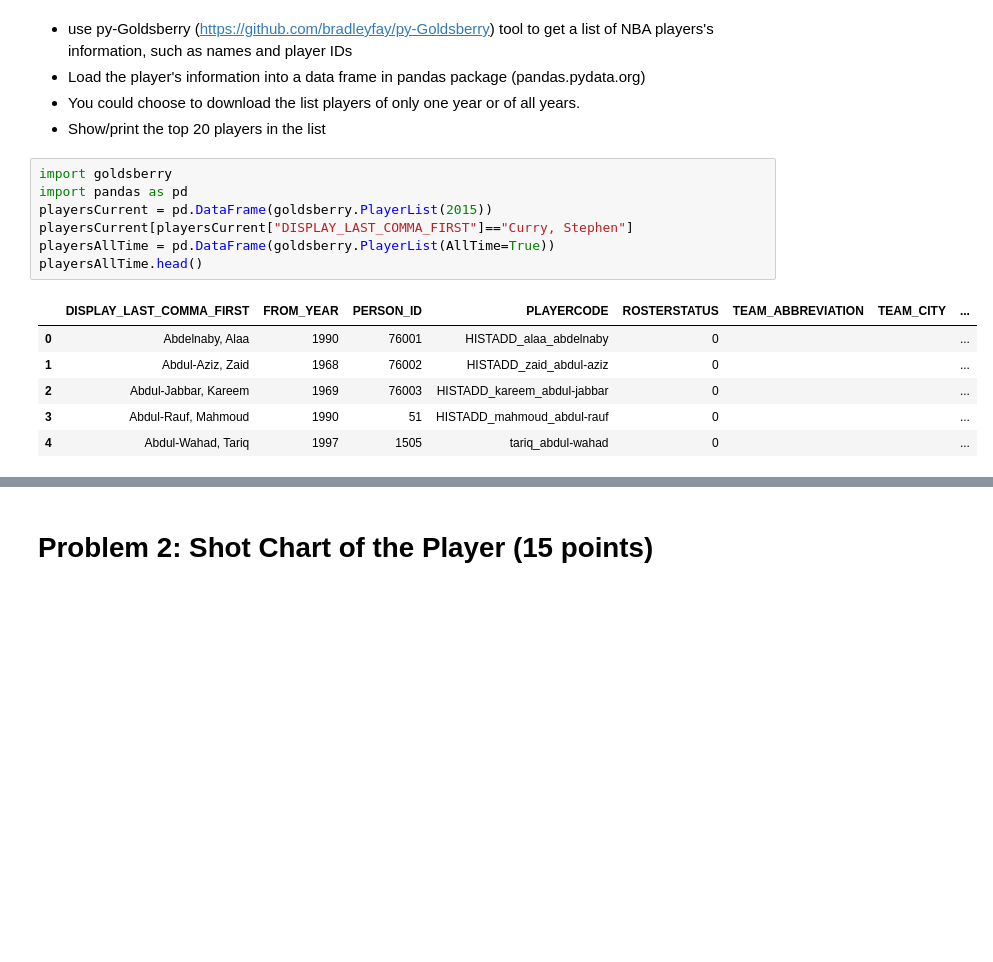
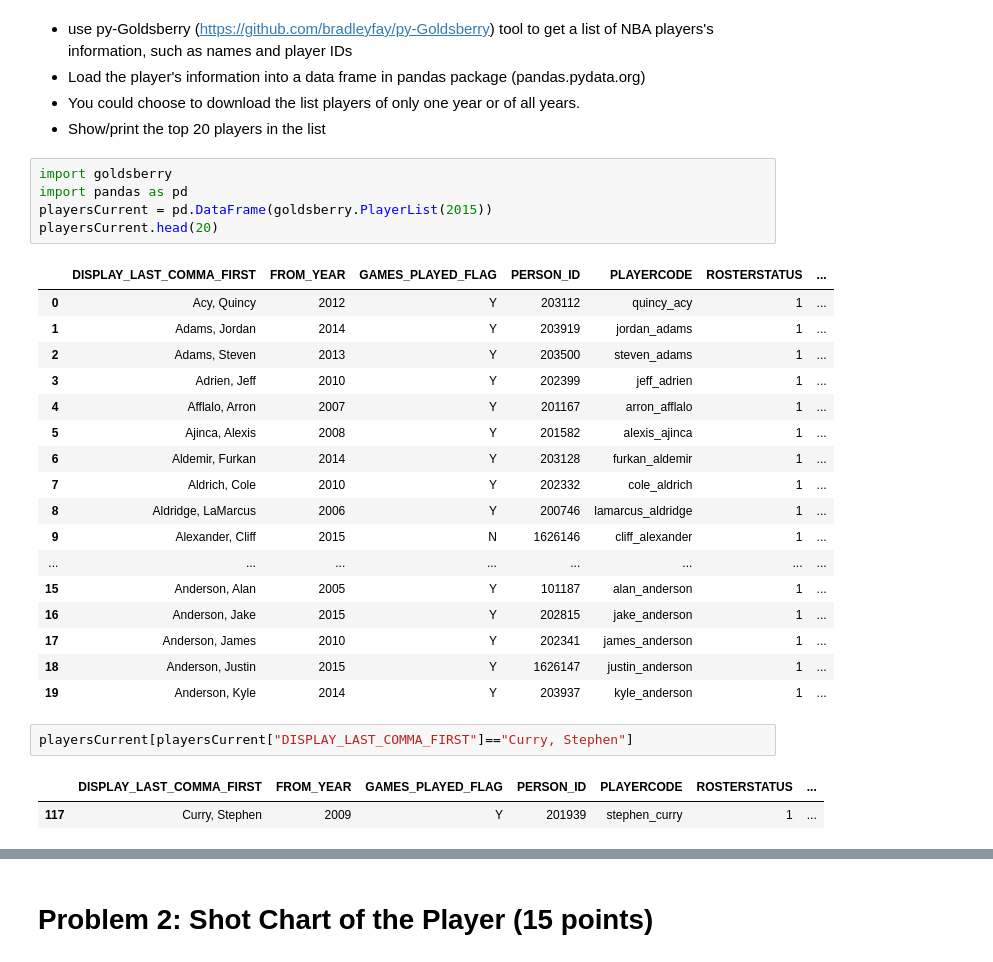
Before and after one commit to beflew/DS501_Case2, a Jupyter notebook: Case Study 2.ipynb, the cells around one changed output, grey strips where cells are left out. Saved outputs shown, nothing was run; the diff lists cells and outputs as text; blank space fills up the shorter version.

```diff
--- a/Case Study 2.ipynb
+++ b/Case Study 2.ipynb
@@ -90,14 +89,28 @@ YouTubeVideo("AxsNitIS9E8")
 # %%
 import goldsberry
 import pandas as pd
 playersCurrent = pd.DataFrame(goldsberry.PlayerList(2015))
-playersCurrent[playersCurrent["DISPLAY_LAST_COMMA_FIRST"]=="Curry, Stephen"]
-playersAllTime = pd.DataFrame(goldsberry.PlayerList(AllTime=True))
-playersAllTime.head()
+playersCurrent.head(20)
 # %% [output]
-|  | DISPLAY_LAST_COMMA_FIRST | FROM_YEAR | PERSON_ID | PLAYERCODE | ROSTERSTATUS | TEAM_ABBREVIATION | TEAM_CITY | ... |
-| 0 | Abdelnaby, Alaa | 1990 | 76001 | HISTADD_alaa_abdelnaby | 0 |  |  | ... |
-| 1 | Abdul-Aziz, Zaid | 1968 | 76002 | HISTADD_zaid_abdul-aziz | 0 |  |  | ... |
-| 2 | Abdul-Jabbar, Kareem | 1969 | 76003 | HISTADD_kareem_abdul-jabbar | 0 |  |  | ... |
-| 3 | Abdul-Rauf, Mahmoud | 1990 | 51 | HISTADD_mahmoud_abdul-rauf | 0 |  |  | ... |
-| 4 | Abdul-Wahad, Tariq | 1997 | 1505 | tariq_abdul-wahad | 0 |  |  | ... |
+|  | DISPLAY_LAST_COMMA_FIRST | FROM_YEAR | GAMES_PLAYED_FLAG | PERSON_ID | PLAYERCODE | ROSTERSTATUS | ... |
+| 0 | Acy, Quincy | 2012 | Y | 203112 | quincy_acy | 1 | ... |
+| 1 | Adams, Jordan | 2014 | Y | 203919 | jordan_adams | 1 | ... |
+| 2 | Adams, Steven | 2013 | Y | 203500 | steven_adams | 1 | ... |
+| 3 | Adrien, Jeff | 2010 | Y | 202399 | jeff_adrien | 1 | ... |
+| 4 | Afflalo, Arron | 2007 | Y | 201167 | arron_afflalo | 1 | ... |
+| 5 | Ajinca, Alexis | 2008 | Y | 201582 | alexis_ajinca | 1 | ... |
+| 6 | Aldemir, Furkan | 2014 | Y | 203128 | furkan_aldemir | 1 | ... |
+| 7 | Aldrich, Cole | 2010 | Y | 202332 | cole_aldrich | 1 | ... |
+| 8 | Aldridge, LaMarcus | 2006 | Y | 200746 | lamarcus_aldridge | 1 | ... |
+| 9 | Alexander, Cliff | 2015 | N | 1626146 | cliff_alexander | 1 | ... |
+| ... | ... | ... | ... | ... | ... | ... | ... |
+| 15 | Anderson, Alan | 2005 | Y | 101187 | alan_anderson | 1 | ... |
+| 16 | Anderson, Jake | 2015 | Y | 202815 | jake_anderson | 1 | ... |
+| 17 | Anderson, James | 2010 | Y | 202341 | james_anderson | 1 | ... |
+| 18 | Anderson, Justin | 2015 | Y | 1626147 | justin_anderson | 1 | ... |
+| 19 | Anderson, Kyle | 2014 | Y | 203937 | kyle_anderson | 1 | ... |
+# %%
+playersCurrent[playersCurrent["DISPLAY_LAST_COMMA_FIRST"]=="Curry, Stephen"]
+# %% [output]
+|  | DISPLAY_LAST_COMMA_FIRST | FROM_YEAR | GAMES_PLAYED_FLAG | PERSON_ID | PLAYERCODE | ROSTERSTATUS | ... |
+| 117 | Curry, Stephen | 2009 | Y | 201939 | stephen_curry | 1 | ... |
```
Also changed, not shown: parts of 57 cells of this notebook.
